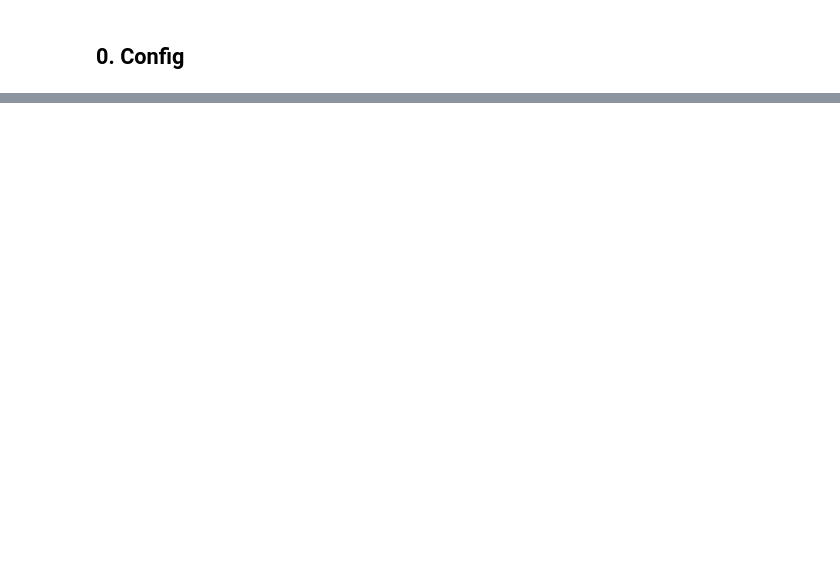
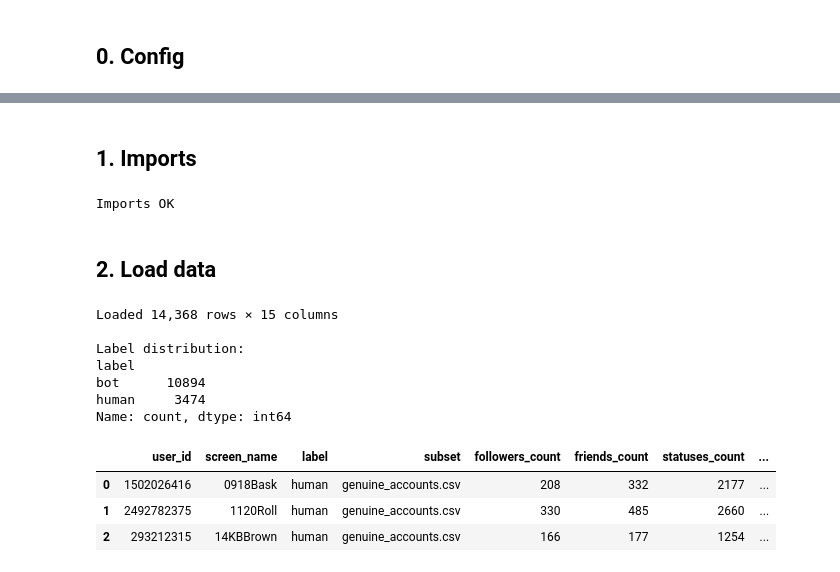
Before and after one commit to AhteshamAlvi/Twibot_Detection_Research, a Jupyter notebook: notebooks/training/logistic_regression_training.ipynb, the cells around one changed output, grey strips where cells are left out. Saved outputs shown, nothing was run; the diff lists cells and outputs as text; code cells hidden in the pictures; blank space fills up the shorter version.

```diff
--- a/notebooks/training/logistic_regression_training.ipynb
+++ b/notebooks/training/logistic_regression_training.ipynb
@@ -788,0 +11,20 @@ experiment_outputs["cresci_2017"]["predictions"].head(10)
+# %%
+DATASET = "cresci_2017"   # cresci_2015 | cresci_2017 | twibot_2020 | twibot_2022
+
+DATASET_PATHS = {
+    "cresci_2015": "/Users/hsla/Desktop/data/processed/cresci_2015/users_cresci_2015.csv",
+    "cresci_2017": "/Users/hsla/Desktop/data/processed/cresci_2017/users_cresci_2017.csv",
+    "twibot_2020": "/Users/hsla/Desktop/data/processed/twibot_2020/users_twibot_20.csv",
+    "twibot_2022": "/Users/hsla/Desktop/data/processed/twibot_2022/users_twibot_22.csv",
+}
+
+MODEL_OUT = f"/Users/hsla/Desktop/{DATASET}_logisticRegression.pkl"
+
+USERS_CSV = DATASET_PATHS[DATASET]
+
+RANDOM_STATE = 42
+TEST_SIZE    = 0.20   # 80 / 20 train-test split
+
+print(f"Dataset : {DATASET}")
+print(f"File    : {USERS_CSV}")
+print(f"Model   → {MODEL_OUT}")
@@ -788,0 +55,43 @@ experiment_outputs["cresci_2017"]["predictions"].head(10)
+# %% [markdown]
+## 1. Imports
+# %%
+import os, pickle
+import numpy  as np
+import pandas as pd
+import matplotlib.pyplot as plt
+import seaborn as sns
+
+from sklearn.linear_model       import LogisticRegression
+from sklearn.model_selection    import train_test_split, cross_val_score
+from sklearn.metrics            import (
+    classification_report, confusion_matrix,
+    roc_auc_score, RocCurveDisplay,
+)
+from sklearn.pipeline           import Pipeline
+from sklearn.impute             import SimpleImputer
+from sklearn.preprocessing      import StandardScaler
+
+sns.set_theme(style="whitegrid", palette="muted")
+print("Imports OK")
+# %% [output]
+Imports OK
+# %% [markdown]
+## 2. Load data
+# %%
+df = pd.read_csv(USERS_CSV)
+print(f"Loaded {len(df):,} rows × {df.shape[1]} columns")
+print("\nLabel distribution:")
+print(df["label"].value_counts())
+df.head(3)
+# %% [output]
+Loaded 14,368 rows × 15 columns
+
+Label distribution:
+label
+bot      10894
+human     3474
+Name: count, dtype: int64
+|  | user_id | screen_name | label | subset | followers_count | friends_count | statuses_count | ... |
+| 0 | 1502026416 | 0918Bask | human | genuine_accounts.csv | 208 | 332 | 2177 | ... |
+| 1 | 2492782375 | 1120Roll | human | genuine_accounts.csv | 330 | 485 | 2660 | ... |
+| 2 | 293212315 | 14KBBrown | human | genuine_accounts.csv | 166 | 177 | 1254 | ... |
```
Also changed, not shown: parts of 38 cells of this notebook.
